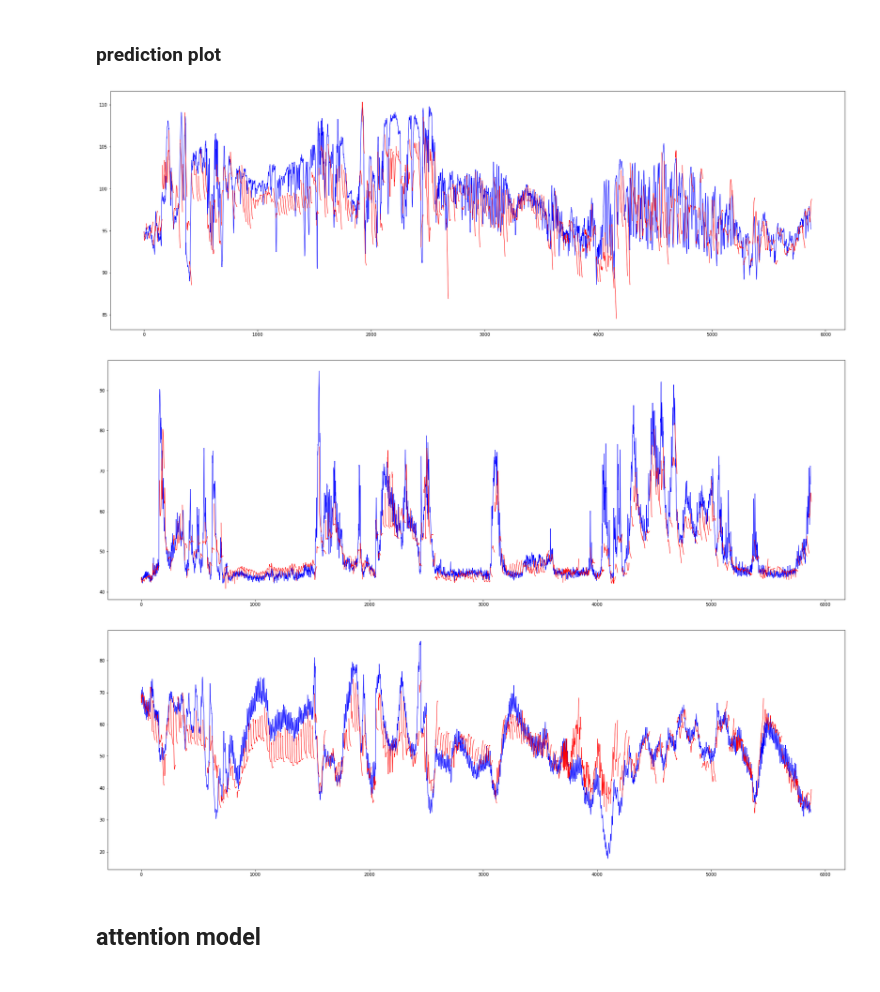
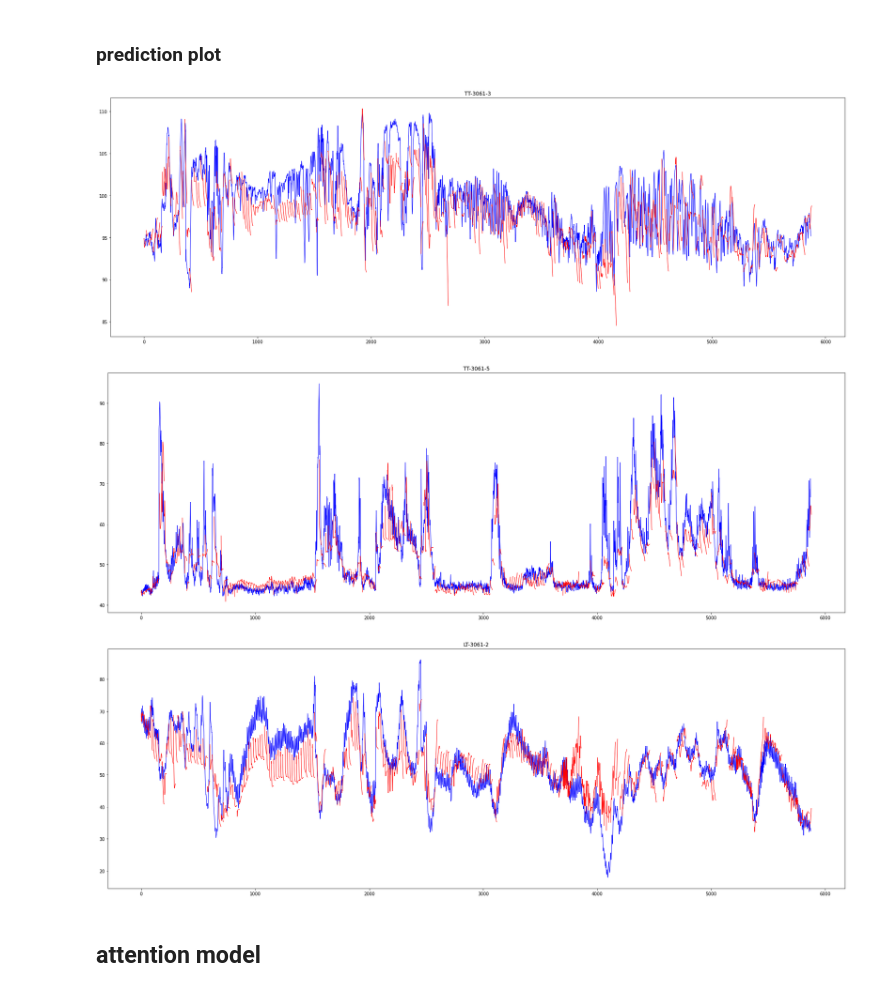
Before and after one commit to pseokyoung/22_Dual_Attention, a Jupyter notebook: 2_RnnModel.ipynb, the cells around one changed output. Saved outputs shown, nothing was run; the diff lists cells and outputs as text; code cells hidden in the pictures.

```diff
--- a/2_RnnModel.ipynb
+++ b/2_RnnModel.ipynb
@@ -201,22 +201,23 @@ seq2seq_GRU.test()
 # %%
 for var_num in range(len(future_var)):
     predict_sc = seq2seq_GRU.model.predict(seq2seq_GRU.history_test_sc)
     actual_sc = seq2seq_GRU.future_test_sc
     _, predict = seq2seq_GRU.unscaling(seq2seq_GRU.history_test_sc, predict_sc)
     _, actual = seq2seq_GRU.unscaling(seq2seq_GRU.history_test_sc, actual_sc)
 
     plt.figure(figsize=(30,10))
     plt.plot(np.arange(0,len(actual)), actual[:,0,var_num], label='actual', linewidth=1, color='b')
 
     for start_idx in range(0, len(predict), future_size):
         end_idx = start_idx + future_size
         predict_plot = predict[start_idx, :, var_num]
         plt.plot(np.arange(start_idx, start_idx + len(predict_plot)), predict_plot, label='prediction', linewidth=1, color='r')
+    plt.title(f'{future_var[var_num]}')
     plt.show()
 # %% [output]
-[figure, old version]
+[figure, new version]
-[figure, old version]
+[figure, new version]
-[figure, old version]
+[figure, new version]
 # %% [markdown]
 ## attention model
 # %% [markdown]
```
Also changed, not shown: parts of 2 cells of this notebook.
